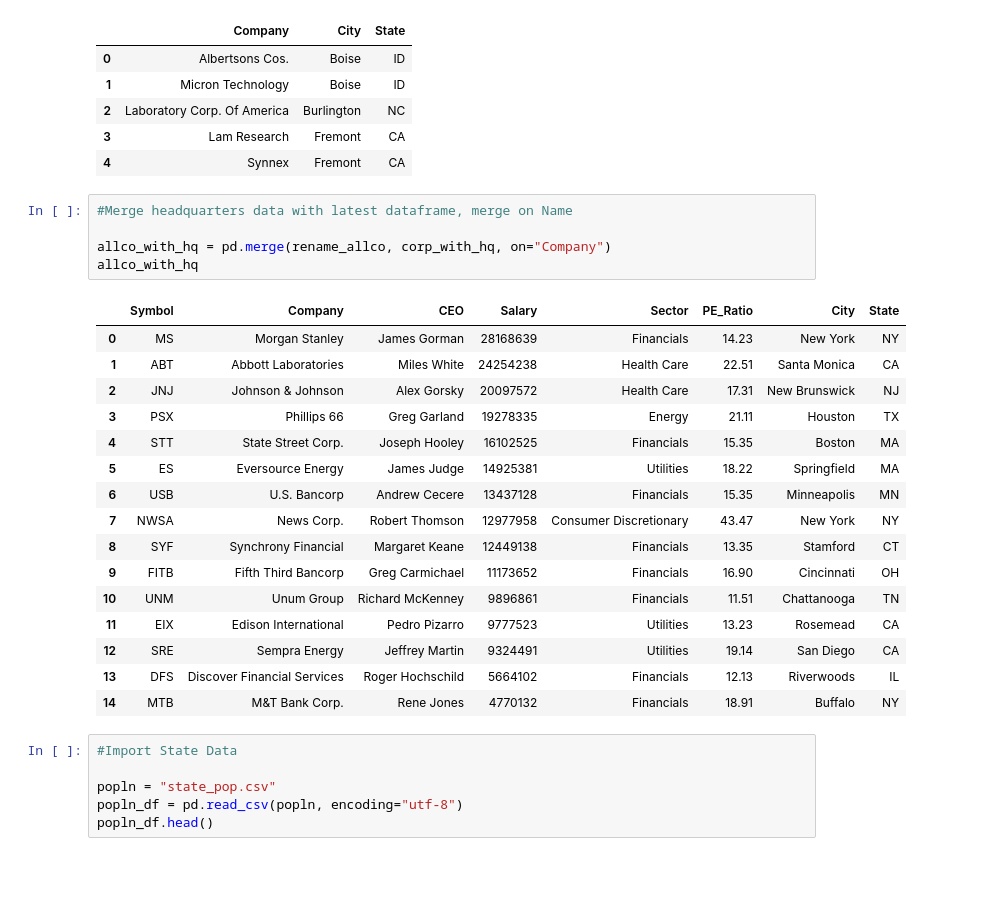
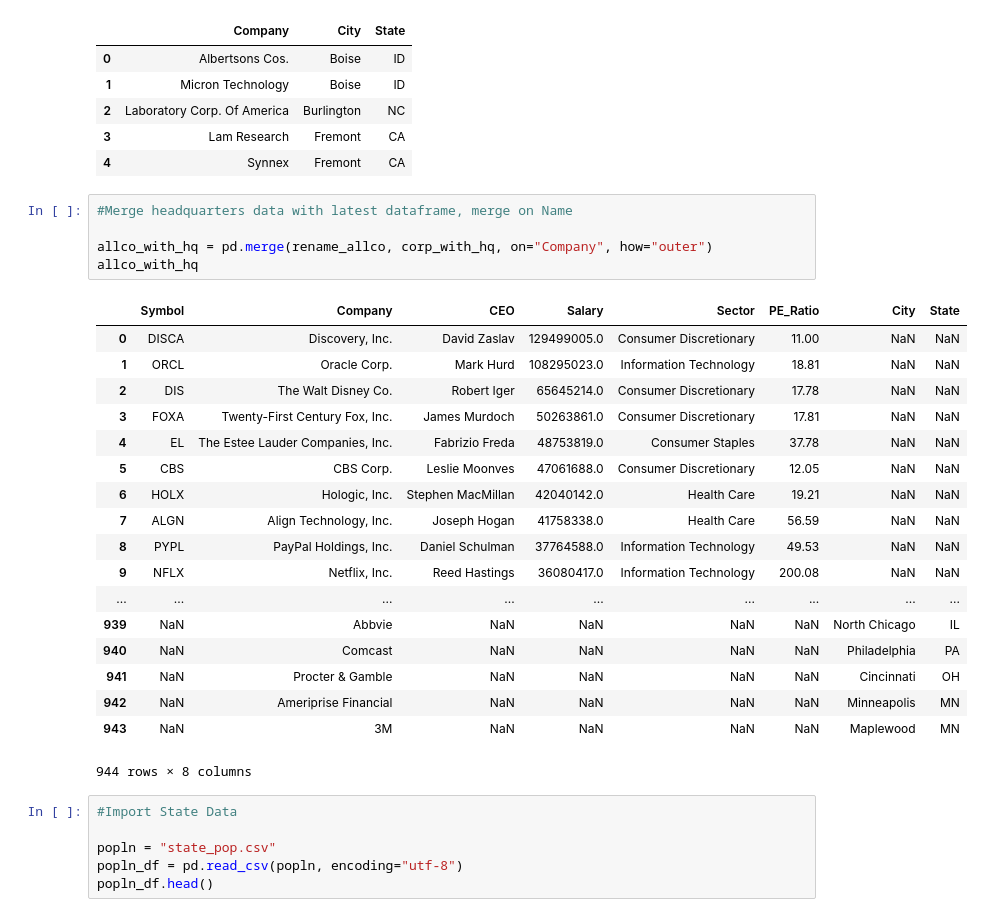
Before and after one commit to yujinie-choi/data_project_one, a Jupyter notebook: salary3.ipynb, the cells around one changed output. Drawn from its saved outputs; the diff is of its cells as text; blank space fills up the shorter version.

```diff
--- a/salary3.ipynb
+++ b/salary3.ipynb
@@ -239,25 +226,27 @@ corp_with_hq.head()
 # %%
 #Merge headquarters data with latest dataframe, merge on Name
 
-allco_with_hq = pd.merge(rename_allco, corp_with_hq, on="Company")
+allco_with_hq = pd.merge(rename_allco, corp_with_hq, on="Company", how="outer")
 allco_with_hq
 # %% [output]
 |  | Symbol | Company | CEO | Salary | Sector | PE_Ratio | City | State |
-| 0 | MS | Morgan Stanley | James Gorman | 28168639 | Financials | 14.23 | New York | NY |
-| 1 | ABT | Abbott Laboratories | Miles White | 24254238 | Health Care | 22.51 | Santa Monica | CA |
-| 2 | JNJ | Johnson & Johnson | Alex Gorsky | 20097572 | Health Care | 17.31 | New Brunswick | NJ |
-| 3 | PSX | Phillips 66 | Greg Garland | 19278335 | Energy | 21.11 | Houston | TX |
-| 4 | STT | State Street Corp. | Joseph Hooley | 16102525 | Financials | 15.35 | Boston | MA |
-| 5 | ES | Eversource Energy | James Judge | 14925381 | Utilities | 18.22 | Springfield | MA |
-| 6 | USB | U.S. Bancorp | Andrew Cecere | 13437128 | Financials | 15.35 | Minneapolis | MN |
-| 7 | NWSA | News Corp. | Robert Thomson | 12977958 | Consumer Discretionary | 43.47 | New York | NY |
-| 8 | SYF | Synchrony Financial | Margaret Keane | 12449138 | Financials | 13.35 | Stamford | CT |
-| 9 | FITB | Fifth Third Bancorp | Greg Carmichael | 11173652 | Financials | 16.90 | Cincinnati | OH |
-| 10 | UNM | Unum Group | Richard McKenney | 9896861 | Financials | 11.51 | Chattanooga | TN |
-| 11 | EIX | Edison International | Pedro Pizarro | 9777523 | Utilities | 13.23 | Rosemead | CA |
-| 12 | SRE | Sempra Energy | Jeffrey Martin | 9324491 | Utilities | 19.14 | San Diego | CA |
-| 13 | DFS | Discover Financial Services | Roger Hochschild | 5664102 | Financials | 12.13 | Riverwoods | IL |
-| 14 | MTB | M&T Bank Corp. | Rene Jones | 4770132 | Financials | 18.91 | Buffalo | NY |
+| 0 | DISCA | Discovery, Inc. | David Zaslav | 129499005.0 | Consumer Discretionary | 11.00 | NaN | NaN |
+| 1 | ORCL | Oracle Corp. | Mark Hurd | 108295023.0 | Information Technology | 18.81 | NaN | NaN |
+| 2 | DIS | The Walt Disney Co. | Robert Iger | 65645214.0 | Consumer Discretionary | 17.78 | NaN | NaN |
+| 3 | FOXA | Twenty-First Century Fox, Inc. | James Murdoch | 50263861.0 | Consumer Discretionary | 17.81 | NaN | NaN |
+| 4 | EL | The Estee Lauder Companies, Inc. | Fabrizio Freda | 48753819.0 | Consumer Staples | 37.78 | NaN | NaN |
+| 5 | CBS | CBS Corp. | Leslie Moonves | 47061688.0 | Consumer Discretionary | 12.05 | NaN | NaN |
+| 6 | HOLX | Hologic, Inc. | Stephen MacMillan | 42040142.0 | Health Care | 19.21 | NaN | NaN |
+| 7 | ALGN | Align Technology, Inc. | Joseph Hogan | 41758338.0 | Health Care | 56.59 | NaN | NaN |
+| 8 | PYPL | PayPal Holdings, Inc. | Daniel Schulman | 37764588.0 | Information Technology | 49.53 | NaN | NaN |
+| 9 | NFLX | Netflix, Inc. | Reed Hastings | 36080417.0 | Information Technology | 200.08 | NaN | NaN |
+| ... | ... | ... | ... | ... | ... | ... | ... | ... |
+| 939 | NaN | Abbvie | NaN | NaN | NaN | NaN | North Chicago | IL |
+| 940 | NaN | Comcast | NaN | NaN | NaN | NaN | Philadelphia | PA |
+| 941 | NaN | Procter & Gamble | NaN | NaN | NaN | NaN | Cincinnati | OH |
+| 942 | NaN | Ameriprise Financial | NaN | NaN | NaN | NaN | Minneapolis | MN |
+| 943 | NaN | 3M | NaN | NaN | NaN | NaN | Maplewood | MN |
+944 rows × 8 columns
 # %%
 #Import State Data
 
```
Also changed, not shown: parts of 7 cells of this notebook, 5 other files.
